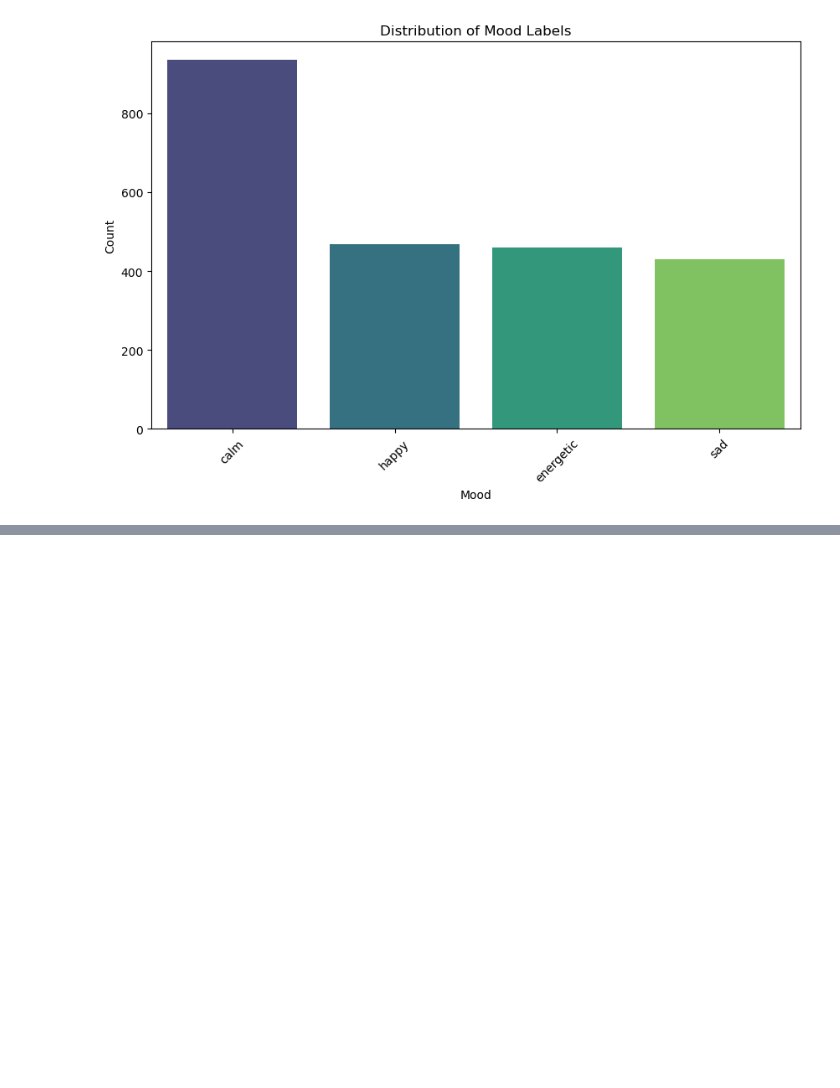
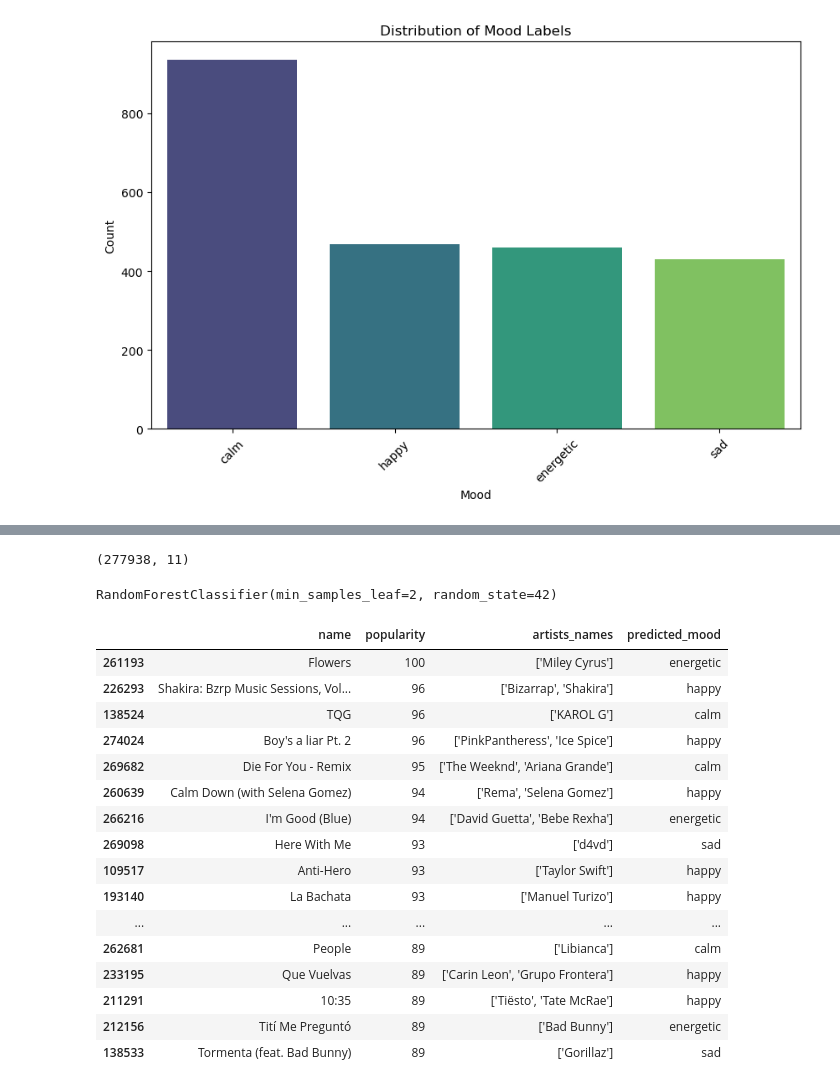
Before and after one commit to JuanRobledo12/cse6242-project, a Jupyter notebook: main.ipynb, the cells around one changed output, grey strips where cells are left out. Drawn from its saved outputs; the diff is of its cells as text; code cells hidden in the pictures; blank space fills up the shorter version.

Commit message:
labeling-data-done

```diff
--- a/main.ipynb
+++ b/main.ipynb
@@ -279,0 +376,7 @@ Name: mood, dtype: int64
+# %%
+# Encode the 'mood' labels into integers
+label_encoder = LabelEncoder()
+y_encoded = label_encoder.fit_transform(y)
+
+# Split the dataset into training (80%) and testing (20%) sets
+X_train, X_test, y_train, y_test = train_test_split(X_scaled, y_encoded, test_size=0.2, random_state=42)
@@ -279,0 +659,57 @@ Name: mood, dtype: int64
+# %%
+X_df1 = df_main_cleaned.drop(columns=['name', 'artist', 'id'])
+# Feature scaling
+scaler = StandardScaler()
+X_df1_scaled = scaler.fit_transform(X_df1)
+X_df1_scaled.shape
+# %% [output]
+(277938, 11)
+# %%
+# Your best model parameters
+best_params = {
+    'bootstrap': True,
+    'criterion': 'gini',
+    'max_depth': None,
+    'min_samples_leaf': 2,
+    'min_samples_split': 2,
+    'n_estimators': 100
+}
+
+# Instantiate the model with the best parameters
+best_rf_model = RandomForestClassifier(**best_params, random_state=42)
+
+# Assuming X_train and y_train are your full training dataset and labels
+best_rf_model.fit(X_train, y_train)
+# %% [output]
+RandomForestClassifier(min_samples_leaf=2, random_state=42)
+# %%
+# Predicting moods
+predicted_moods = best_rf_model.predict(X_df1_scaled)
+# Assuming your predictions are stored in `predicted_moods`
+predicted_moods = label_encoder.inverse_transform(predicted_moods)
+
+# Adding the predicted moods to your DataFrame
+df_main['predicted_mood'] = predicted_moods
+# %%
+# Output the first few rows to verify
+df_main_sorted_by_popularity = df_main.sort_values(by=['popularity'], ascending=False)
+# df_main_sorted_by_popularity.info()
+df_main_sorted_by_popularity[['name','popularity', 'artists_names','predicted_mood']].head(50)
+# %% [output]
+|  | name | popularity | artists_names | predicted_mood |
+| 261193 | Flowers | 100 | ['Miley Cyrus'] | energetic |
+| 226293 | Shakira: Bzrp Music Sessions, Vol... | 96 | ['Bizarrap', 'Shakira'] | happy |
+| 138524 | TQG | 96 | ['KAROL G'] | calm |
+| 274024 | Boy's a liar Pt. 2 | 96 | ['PinkPantheress', 'Ice Spice'] | happy |
+| 269682 | Die For You - Remix | 95 | ['The Weeknd', 'Ariana Grande'] | calm |
+| 260639 | Calm Down (with Selena Gomez) | 94 | ['Rema', 'Selena Gomez'] | happy |
+| 266216 | I'm Good (Blue) | 94 | ['David Guetta', 'Bebe Rexha'] | energetic |
+| 269098 | Here With Me | 93 | ['d4vd'] | sad |
+| 109517 | Anti-Hero | 93 | ['Taylor Swift'] | happy |
+| 193140 | La Bachata | 93 | ['Manuel Turizo'] | happy |
+| ... | ... | ... | ... | ... |
+| 262681 | People | 89 | ['Libianca'] | calm |
+| 233195 | Que Vuelvas | 89 | ['Carin Leon', 'Grupo Frontera'] | happy |
+| 211291 | 10:35 | 89 | ['Tiësto', 'Tate McRae'] | happy |
+| 212156 | Tití Me Preguntó | 89 | ['Bad Bunny'] | energetic |
+| 138533 | Tormenta (feat. Bad Bunny) | 89 | ['Gorillaz'] | sad |
```
Also changed, not shown: parts of 60 cells of this notebook, 3 other files.
